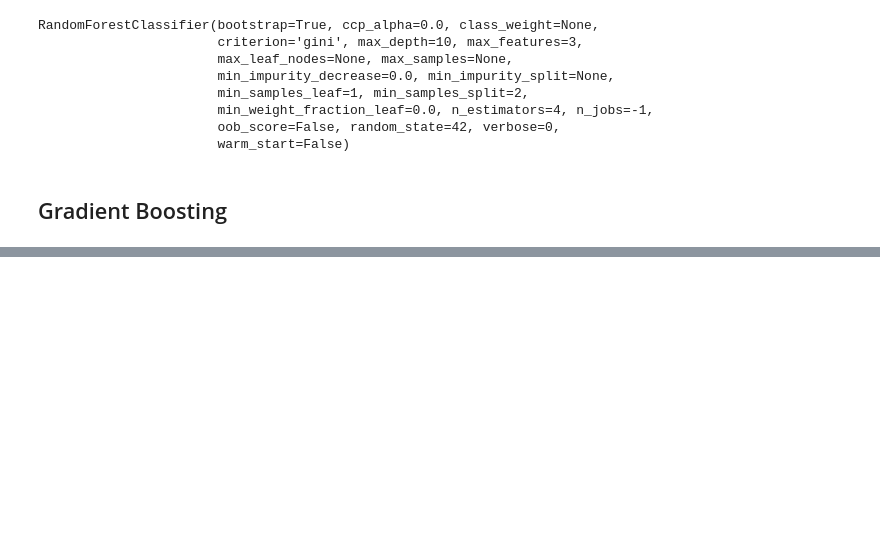
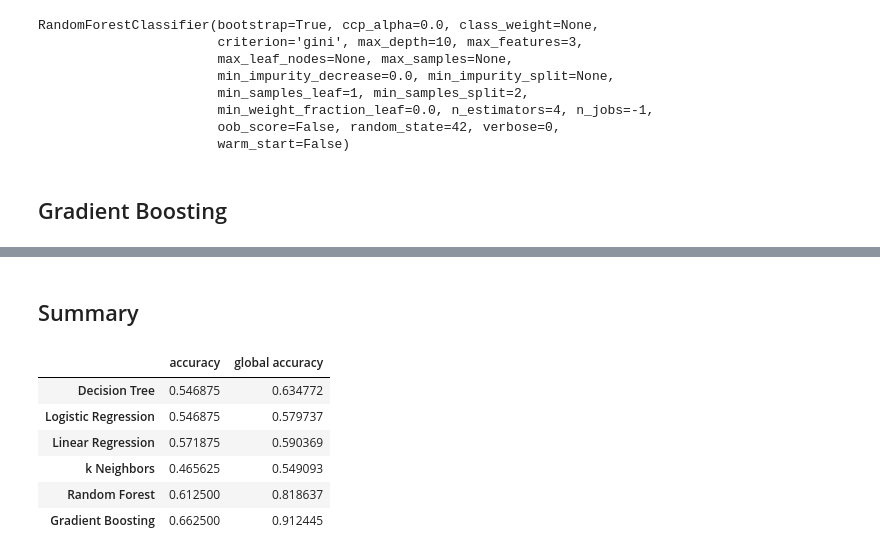
Before and after one commit to eukhenio/ds_school_2020, a Jupyter notebook: task 2/EvgeniySevostyanihin.ipynb, the cells around one changed output, grey strips where cells are left out. Drawn from its saved outputs; the diff is of its cells as text; code cells hidden in the pictures; blank space fills up the shorter version.

```diff
--- a/task 2/EvgeniySevostyanihin.ipynb
+++ b/task 2/EvgeniySevostyanihin.ipynb
@@ -292,0 +336,15 @@ grid_search.fit(X_train, y_train)
+# %% [markdown]
+## Summary
+# %%
+accuracy = pd.Series(accuracy)
+global_acc = pd.Series(global_acc)
+data = pd.DataFrame({'accuracy': accuracy, 'global accuracy': global_acc})
+data
+# %% [output]
+|  | accuracy | global accuracy |
+| Decision Tree | 0.546875 | 0.634772 |
+| Logistic Regression | 0.546875 | 0.579737 |
+| Linear Regression | 0.571875 | 0.590369 |
+| k Neighbors | 0.465625 | 0.549093 |
+| Random Forest | 0.612500 | 0.818637 |
+| Gradient Boosting | 0.662500 | 0.912445 |
```
Also changed, not shown: parts of 8 cells of this notebook.
